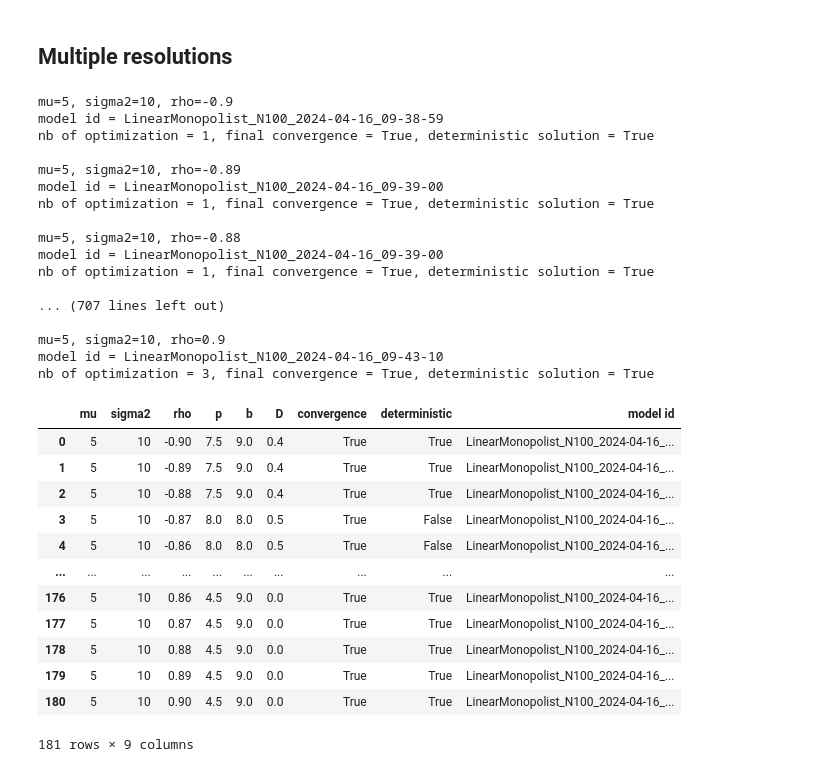
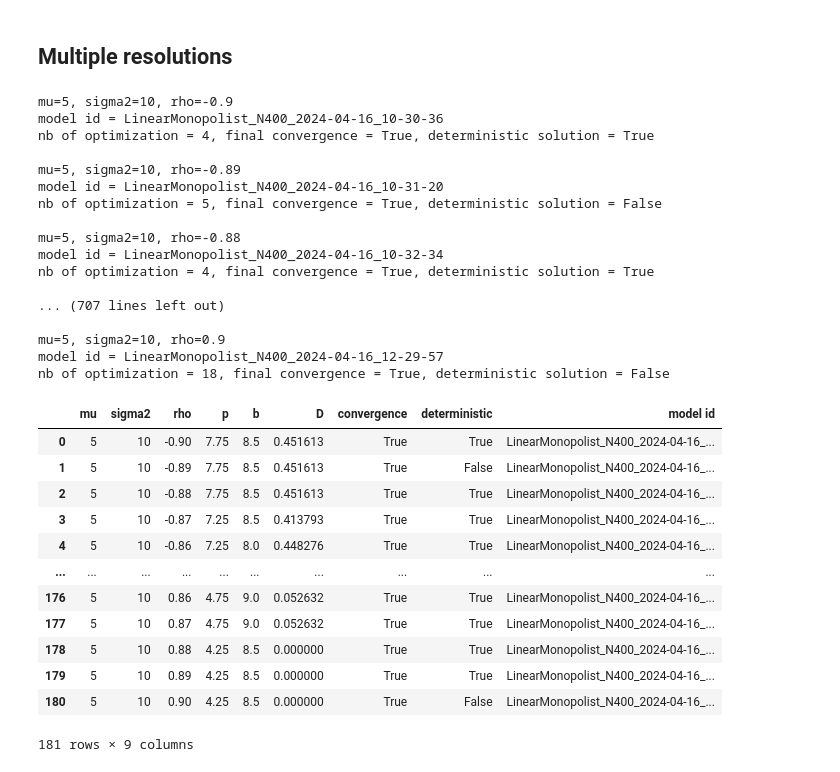
Before and after one commit to x-dupuis/screening-algo, a Jupyter notebook: examples/Schmalensee.ipynb, the cells around one changed output. Drawn from its saved outputs; the diff is of its cells as text; code cells hidden in the pictures.

```diff
--- a/examples/Schmalensee.ipynb
+++ b/examples/Schmalensee.ipynb
@@ -16,7 +16,7 @@ from modules import LinearMonopolist
 # %% [markdown]
 ## Single resolution
 # %%
-n0, n1 = 10, 10
+n0, n1 = 20, 20
 t0, t1 =  np.linspace(0, 10, num=n0+1, dtype=np.float32), np.linspace(0, 10, num=n1+1, dtype=np.float32)  #  [1, 1.5, 3], [0, 0.5, 1]
 theta0 = (t0[1:]+t0[:-1])/2 ; theta1 = (t1[1:]+t1[:-1])/2
 theta0, theta1 = np.meshgrid(theta0,theta1)
@@ -178,7 +158,7 @@ model.range(title='Product range', ) #path='results/'+model.id+'_products')
 # %% [markdown]
 ## Multiple resolutions
 # %%
-n0, n1 = 10, 10
+n0, n1 = 20, 20
 t0, t1 =  np.linspace(0, 10, num=n0+1, dtype=np.float32), np.linspace(0, 10, num=n1+1, dtype=np.float32)  #  [1, 1.5, 3], [0, 0.5, 1]
 theta0 = (t0[1:]+t0[:-1])/2 ; theta1 = (t1[1:]+t1[:-1])/2
 theta0, theta1 = np.meshgrid(theta0,theta1)
@@ -214,55 +194,55 @@ for rho in np.linspace(-0.9, 0.9, num=181): # num=19 or num=181
         # print(f'IC constraints: {len(model.IC_binding)} binding, {len(model.IC_violated)} violated\n')
         # model.indices = sorted(set(model.indices).union(model.IC_violated))
         model.indices = sorted(set(model.indices).union(set(model.IC_violated).intersection(model.ind_local(k*ceil(sqrt(N))))))
         model.local(model.indices)
         test = np.array([model.converged, len(model.IC_violated)==0])
     # elapsed = timer() - t_start
     # print(f'elapsed time = {str(timedelta(seconds=elapsed))}')
     if model.converged == False:
         k +=1
         model.solve(warmstart=True, stepratio=0.1, it_max=1e5, tol_primal=1e-6, tol_dual=1e-6, scale=True, log=0)
 
     model.output(log=0,) # path='results/Schmalensee/'+model.id)
     prices = np.unique(model.p.round(6))
     df_prices.loc[len(df_prices)] = [mu, sigma2, rho,  prices[1], prices[-1], 1-prices[-1]/(2*prices[1]), model.converged, len(prices)==3, model.id]
     print(f'nb of optimization = {k}, final convergence = {model.converged}, deterministic solution = {len(prices)==3}\n')
 
-# path = 'results/Schmalensee/prices-rho_N'+str(model.N)
-# with pd.ExcelWriter(path+'.xlsx') as writer:
-#                 df_prices.round(3).to_excel(writer, sheet_name='prices')
+path = 'results/Schmalensee/prices-rho_N'+str(model.N)
+with pd.ExcelWriter(path+'.xlsx') as writer:
+                df_prices.round(3).to_excel(writer, sheet_name='prices')
 
 # df_prices.loc[:,['mu', 'rho', 'p', 'b', 'D']]
 df_prices
 # %% [output]
 mu=5, sigma2=10, rho=-0.9
-model id = LinearMonopolist_N100_2024-04-16_09-38-59
-nb of optimization = 1, final convergence = True, deterministic solution = True
+model id = LinearMonopolist_N400_2024-04-16_10-30-36
+nb of optimization = 4, final convergence = True, deterministic solution = True
 
 mu=5, sigma2=10, rho=-0.89
-model id = LinearMonopolist_N100_2024-04-16_09-39-00
-nb of optimization = 1, final convergence = True, deterministic solution = True
+model id = LinearMonopolist_N400_2024-04-16_10-31-20
+nb of optimization = 5, final convergence = True, deterministic solution = False
 
 mu=5, sigma2=10, rho=-0.88
-model id = LinearMonopolist_N100_2024-04-16_09-39-00
-nb of optimization = 1, final convergence = True, deterministic solution = True
+model id = LinearMonopolist_N400_2024-04-16_10-32-34
+nb of optimization = 4, final convergence = True, deterministic solution = True
 
 ... (707 lines left out)
 
 mu=5, sigma2=10, rho=0.9
-model id = LinearMonopolist_N100_2024-04-16_09-43-10
-nb of optimization = 3, final convergence = True, deterministic solution = True
+model id = LinearMonopolist_N400_2024-04-16_12-29-57
+nb of optimization = 18, final convergence = True, deterministic solution = False
 |  | mu | sigma2 | rho | p | b | D | convergence | deterministic | model id |
-| 0 | 5 | 10 | -0.90 | 7.5 | 9.0 | 0.4 | True | True | LinearMonopolist_N100_2024-04-16_... |
-| 1 | 5 | 10 | -0.89 | 7.5 | 9.0 | 0.4 | True | True | LinearMonopolist_N100_2024-04-16_... |
-| 2 | 5 | 10 | -0.88 | 7.5 | 9.0 | 0.4 | True | True | LinearMonopolist_N100_2024-04-16_... |
-| 3 | 5 | 10 | -0.87 | 8.0 | 8.0 | 0.5 | True | False | LinearMonopolist_N100_2024-04-16_... |
-| 4 | 5 | 10 | -0.86 | 8.0 | 8.0 | 0.5 | True | False | LinearMonopolist_N100_2024-04-16_... |
+| 0 | 5 | 10 | -0.90 | 7.75 | 8.5 | 0.451613 | True | True | LinearMonopolist_N400_2024-04-16_... |
+| 1 | 5 | 10 | -0.89 | 7.75 | 8.5 | 0.451613 | True | False | LinearMonopolist_N400_2024-04-16_... |
+| 2 | 5 | 10 | -0.88 | 7.75 | 8.5 | 0.451613 | True | True | LinearMonopolist_N400_2024-04-16_... |
+| 3 | 5 | 10 | -0.87 | 7.25 | 8.5 | 0.413793 | True | True | LinearMonopolist_N400_2024-04-16_... |
+| 4 | 5 | 10 | -0.86 | 7.25 | 8.0 | 0.448276 | True | True | LinearMonopolist_N400_2024-04-16_... |
 | ... | ... | ... | ... | ... | ... | ... | ... | ... | ... |
-| 176 | 5 | 10 | 0.86 | 4.5 | 9.0 | 0.0 | True | True | LinearMonopolist_N100_2024-04-16_... |
-| 177 | 5 | 10 | 0.87 | 4.5 | 9.0 | 0.0 | True | True | LinearMonopolist_N100_2024-04-16_... |
-| 178 | 5 | 10 | 0.88 | 4.5 | 9.0 | 0.0 | True | True | LinearMonopolist_N100_2024-04-16_... |
-| 179 | 5 | 10 | 0.89 | 4.5 | 9.0 | 0.0 | True | True | LinearMonopolist_N100_2024-04-16_... |
-| 180 | 5 | 10 | 0.90 | 4.5 | 9.0 | 0.0 | True | True | LinearMonopolist_N100_2024-04-16_... |
+| 176 | 5 | 10 | 0.86 | 4.75 | 9.0 | 0.052632 | True | True | LinearMonopolist_N400_2024-04-16_... |
+| 177 | 5 | 10 | 0.87 | 4.75 | 9.0 | 0.052632 | True | True | LinearMonopolist_N400_2024-04-16_... |
+| 178 | 5 | 10 | 0.88 | 4.25 | 8.5 | 0.000000 | True | True | LinearMonopolist_N400_2024-04-16_... |
+| 179 | 5 | 10 | 0.89 | 4.25 | 8.5 | 0.000000 | True | True | LinearMonopolist_N400_2024-04-16_... |
+| 180 | 5 | 10 | 0.90 | 4.25 | 8.5 | 0.000000 | True | False | LinearMonopolist_N400_2024-04-16_... |
 181 rows × 9 columns
 # %%
 # path = 'results/Schmalensee/prices-rho_N'+str(model.N)
```
Also changed, not shown: parts of 9 cells of this notebook, 2 other files.
